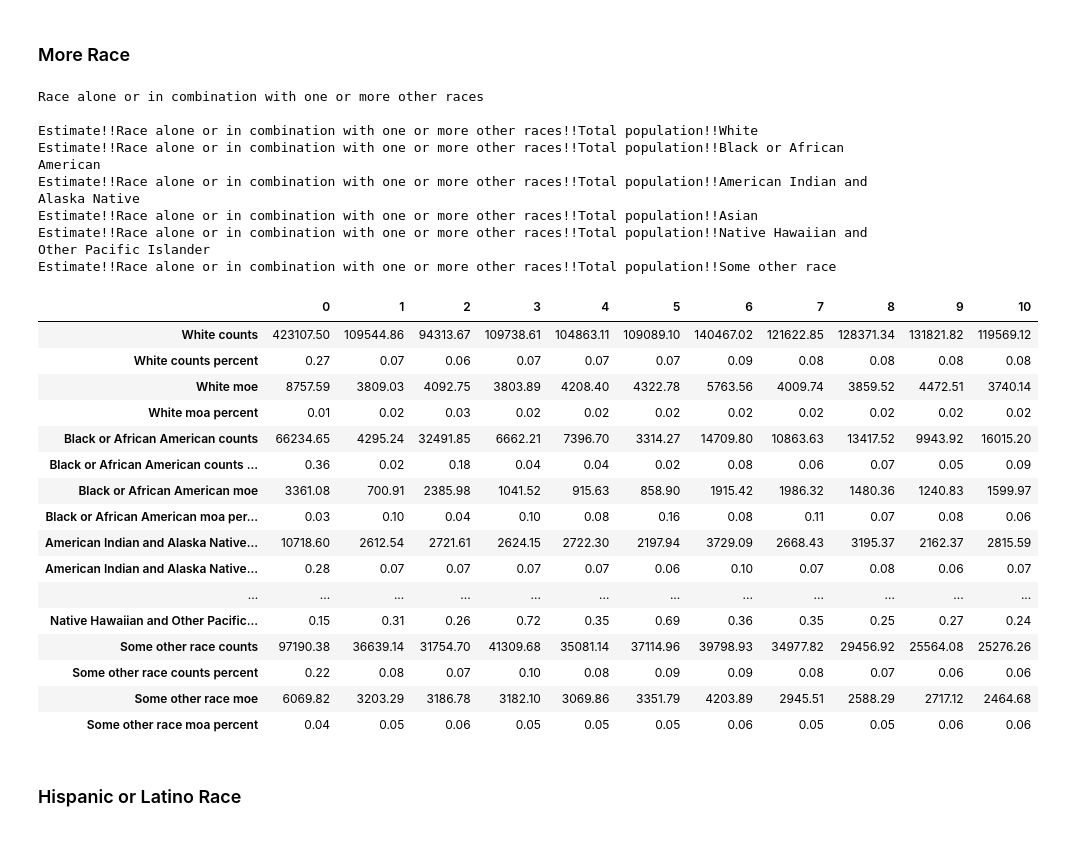
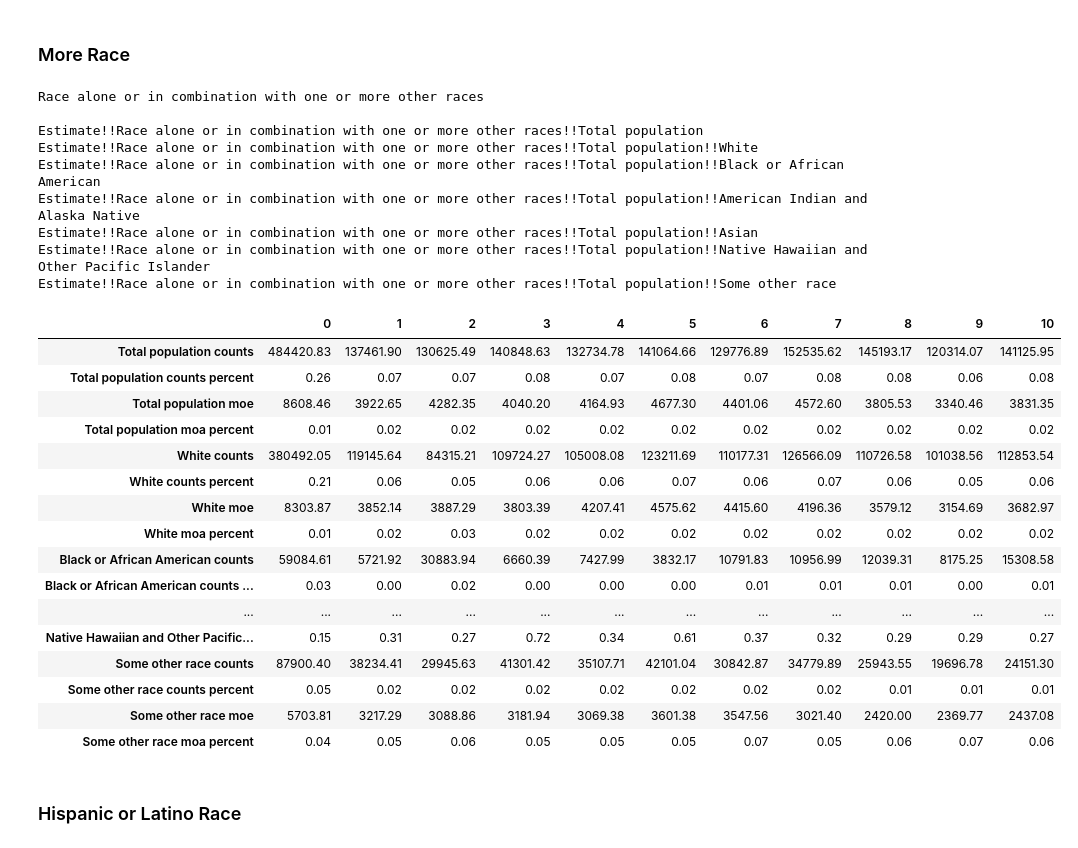
Before and after one commit to misty-garcia/sa2020-CCD, a Jupyter notebook: census_data_demographics.ipynb, the cells around one changed output. Drawn from its saved outputs; the diff is of its cells as text; code cells hidden in the pictures.

```diff
--- a/census_data_demographics.ipynb
+++ b/census_data_demographics.ipynb
@@ -29,0 +13,3 @@ dist.head()
+# %%
+dist = read_distict()
+dist.head()
@@ -126,16 +70 @@ def cal_counts(label):
-# %%
-def cal_district_numbers(labels_check):
-    district_totals = pd.DataFrame(np.arange(11))
-    totals = []
-
-    for label in labels_check:
-        dff = cal_counts(label)
-        name = dff.index.name
-        dff.columns = [name + ' counts', name + ' counts percent', name + ' moe', name + ' moa percent']
-        dff = dff.reset_index(drop=True)
-
-        district_totals = pd.concat([district_totals,dff],axis=1)
-
-    district_totals = district_totals.drop(columns=0)
-    return district_totals.T
 # %% [markdown]
@@ -241,44 +170,43 @@ Estimate!!RACE!!Total population!!Two or more races!!Black or African American a
 # %%
 grouping = groups[2]
 print(grouping)
 print()
 
 current_labels = labels [labels.label.str.contains(grouping)]
-current_labels = current_labels.iloc[1:]
-# current_labels = current_labels.iloc[:-16]
 labels_check = current_labels.column_name.str[:-1]
 
 for titles in current_labels.label:
     print(titles)
 
-final3 = cal_district_numbers(labels_check)
+final3 = cal_district_numbers(dist, dataall, labels, labels_check, 'DP05_0063E')
 final3
 # %% [output]
 Race alone or in combination with one or more other races
 
+Estimate!!Race alone or in combination with one or more other races!!Total population
 Estimate!!Race alone or in combination with one or more other races!!Total population!!White
 Estimate!!Race alone or in combination with one or more other races!!Total population!!Black or African American
 Estimate!!Race alone or in combination with one or more other races!!Total population!!American Indian and Alaska Native
 Estimate!!Race alone or in combination with one or more other races!!Total population!!Asian
 Estimate!!Race alone or in combination with one or more other races!!Total population!!Native Hawaiian and Other Pacific Islander
 Estimate!!Race alone or in combination with one or more other races!!Total population!!Some other race
 |  | 0 | 1 | 2 | 3 | 4 | 5 | 6 | 7 | 8 | 9 | 10 |
-| White counts | 423107.50 | 109544.86 | 94313.67 | 109738.61 | 104863.11 | 109089.10 | 140467.02 | 121622.85 | 128371.34 | 131821.82 | 119569.12 |
-| White counts percent | 0.27 | 0.07 | 0.06 | 0.07 | 0.07 | 0.07 | 0.09 | 0.08 | 0.08 | 0.08 | 0.08 |
-| White moe | 8757.59 | 3809.03 | 4092.75 | 3803.89 | 4208.40 | 4322.78 | 5763.56 | 4009.74 | 3859.52 | 4472.51 | 3740.14 |
+| Total population counts | 484420.83 | 137461.90 | 130625.49 | 140848.63 | 132734.78 | 141064.66 | 129776.89 | 152535.62 | 145193.17 | 120314.07 | 141125.95 |
+| Total population counts percent | 0.26 | 0.07 | 0.07 | 0.08 | 0.07 | 0.08 | 0.07 | 0.08 | 0.08 | 0.06 | 0.08 |
+| Total population moe | 8608.46 | 3922.65 | 4282.35 | 4040.20 | 4164.93 | 4677.30 | 4401.06 | 4572.60 | 3805.53 | 3340.46 | 3831.35 |
+| Total population moa percent | 0.01 | 0.02 | 0.02 | 0.02 | 0.02 | 0.02 | 0.02 | 0.02 | 0.02 | 0.02 | 0.02 |
+| White counts | 380492.05 | 119145.64 | 84315.21 | 109724.27 | 105008.08 | 123211.69 | 110177.31 | 126566.09 | 110726.58 | 101038.56 | 112853.54 |
+| White counts percent | 0.21 | 0.06 | 0.05 | 0.06 | 0.06 | 0.07 | 0.06 | 0.07 | 0.06 | 0.05 | 0.06 |
+| White moe | 8303.87 | 3852.14 | 3887.29 | 3803.39 | 4207.41 | 4575.62 | 4415.60 | 4196.36 | 3579.12 | 3154.69 | 3682.97 |
 | White moa percent | 0.01 | 0.02 | 0.03 | 0.02 | 0.02 | 0.02 | 0.02 | 0.02 | 0.02 | 0.02 | 0.02 |
-| Black or African American counts | 66234.65 | 4295.24 | 32491.85 | 6662.21 | 7396.70 | 3314.27 | 14709.80 | 10863.63 | 13417.52 | 9943.92 | 16015.20 |
-| Black or African American counts ... | 0.36 | 0.02 | 0.18 | 0.04 | 0.04 | 0.02 | 0.08 | 0.06 | 0.07 | 0.05 | 0.09 |
-| Black or African American moe | 3361.08 | 700.91 | 2385.98 | 1041.52 | 915.63 | 858.90 | 1915.42 | 1986.32 | 1480.36 | 1240.83 | 1599.97 |
-| Black or African American moa per... | 0.03 | 0.10 | 0.04 | 0.10 | 0.08 | 0.16 | 0.08 | 0.11 | 0.07 | 0.08 | 0.06 |
-| American Indian and Alaska Native... | 10718.60 | 2612.54 | 2721.61 | 2624.15 | 2722.30 | 2197.94 | 3729.09 | 2668.43 | 3195.37 | 2162.37 | 2815.59 |
-| American Indian and Alaska Native... | 0.28 | 0.07 | 0.07 | 0.07 | 0.07 | 0.06 | 0.10 | 0.07 | 0.08 | 0.06 | 0.07 |
+| Black or African American counts | 59084.61 | 5721.92 | 30883.94 | 6660.39 | 7427.99 | 3832.17 | 10791.83 | 10956.99 | 12039.31 | 8175.25 | 15308.58 |
+| Black or African American counts ... | 0.03 | 0.00 | 0.02 | 0.00 | 0.00 | 0.00 | 0.01 | 0.01 | 0.01 | 0.00 | 0.01 |
 | ... | ... | ... | ... | ... | ... | ... | ... | ... | ... | ... | ... |
-| Native Hawaiian and Other Pacific... | 0.15 | 0.31 | 0.26 | 0.72 | 0.35 | 0.69 | 0.36 | 0.35 | 0.25 | 0.27 | 0.24 |
-| Some other race counts | 97190.38 | 36639.14 | 31754.70 | 41309.68 | 35081.14 | 37114.96 | 39798.93 | 34977.82 | 29456.92 | 25564.08 | 25276.26 |
-| Some other race counts percent | 0.22 | 0.08 | 0.07 | 0.10 | 0.08 | 0.09 | 0.09 | 0.08 | 0.07 | 0.06 | 0.06 |
-| Some other race moe | 6069.82 | 3203.29 | 3186.78 | 3182.10 | 3069.86 | 3351.79 | 4203.89 | 2945.51 | 2588.29 | 2717.12 | 2464.68 |
-| Some other race moa percent | 0.04 | 0.05 | 0.06 | 0.05 | 0.05 | 0.05 | 0.06 | 0.05 | 0.05 | 0.06 | 0.06 |
+| Native Hawaiian and Other Pacific... | 0.15 | 0.31 | 0.27 | 0.72 | 0.34 | 0.61 | 0.37 | 0.32 | 0.29 | 0.29 | 0.27 |
+| Some other race counts | 87900.40 | 38234.41 | 29945.63 | 41301.42 | 35107.71 | 42101.04 | 30842.87 | 34779.89 | 25943.55 | 19696.78 | 24151.30 |
+| Some other race counts percent | 0.05 | 0.02 | 0.02 | 0.02 | 0.02 | 0.02 | 0.02 | 0.02 | 0.01 | 0.01 | 0.01 |
+| Some other race moe | 5703.81 | 3217.29 | 3088.86 | 3181.94 | 3069.38 | 3601.38 | 3547.56 | 3021.40 | 2420.00 | 2369.77 | 2437.08 |
+| Some other race moa percent | 0.04 | 0.05 | 0.06 | 0.05 | 0.05 | 0.05 | 0.07 | 0.05 | 0.06 | 0.07 | 0.06 |
 # %% [markdown]
 ### Hispanic or Latino Race
 # %%
```
Also changed, not shown: parts of 16 cells of this notebook, 12 other files.
